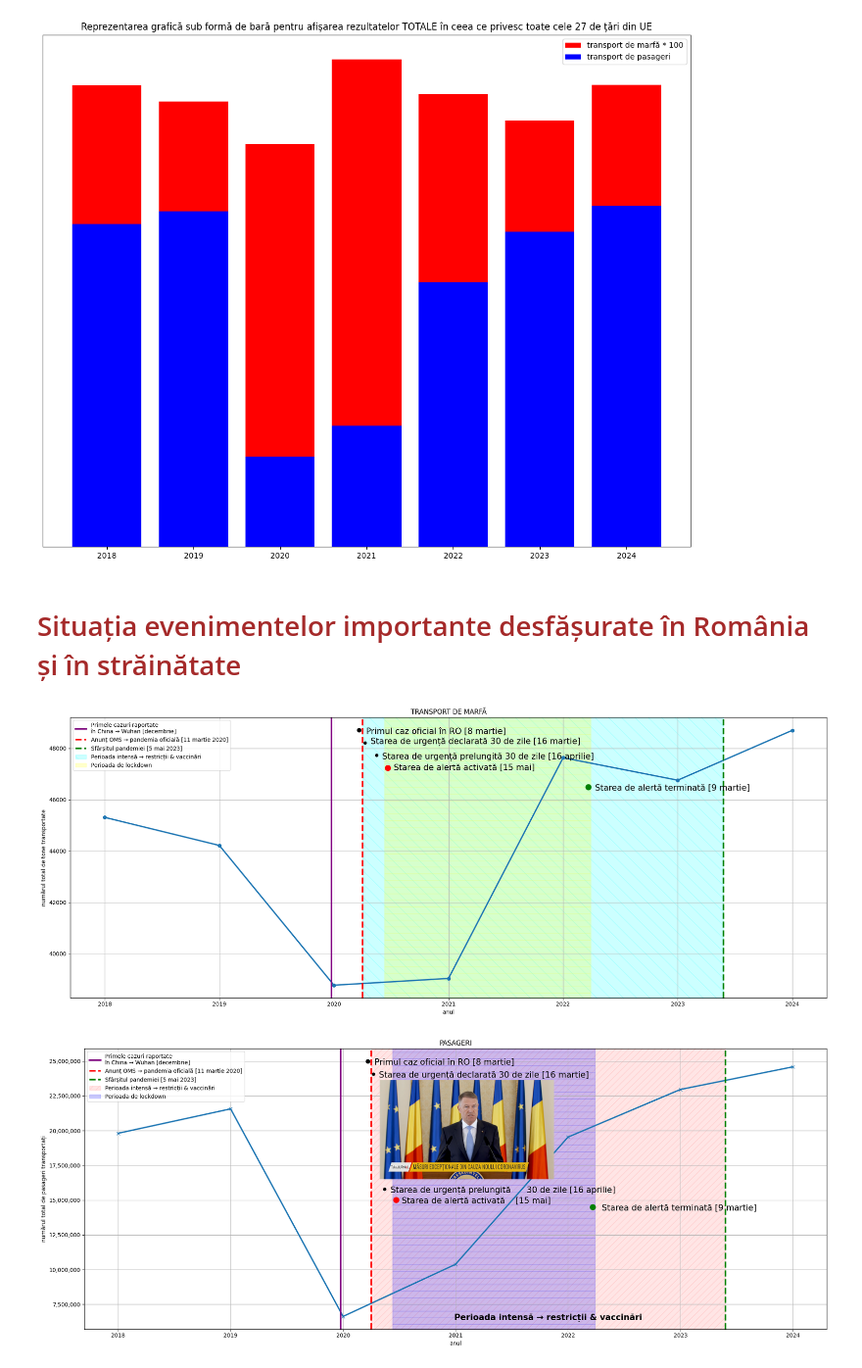
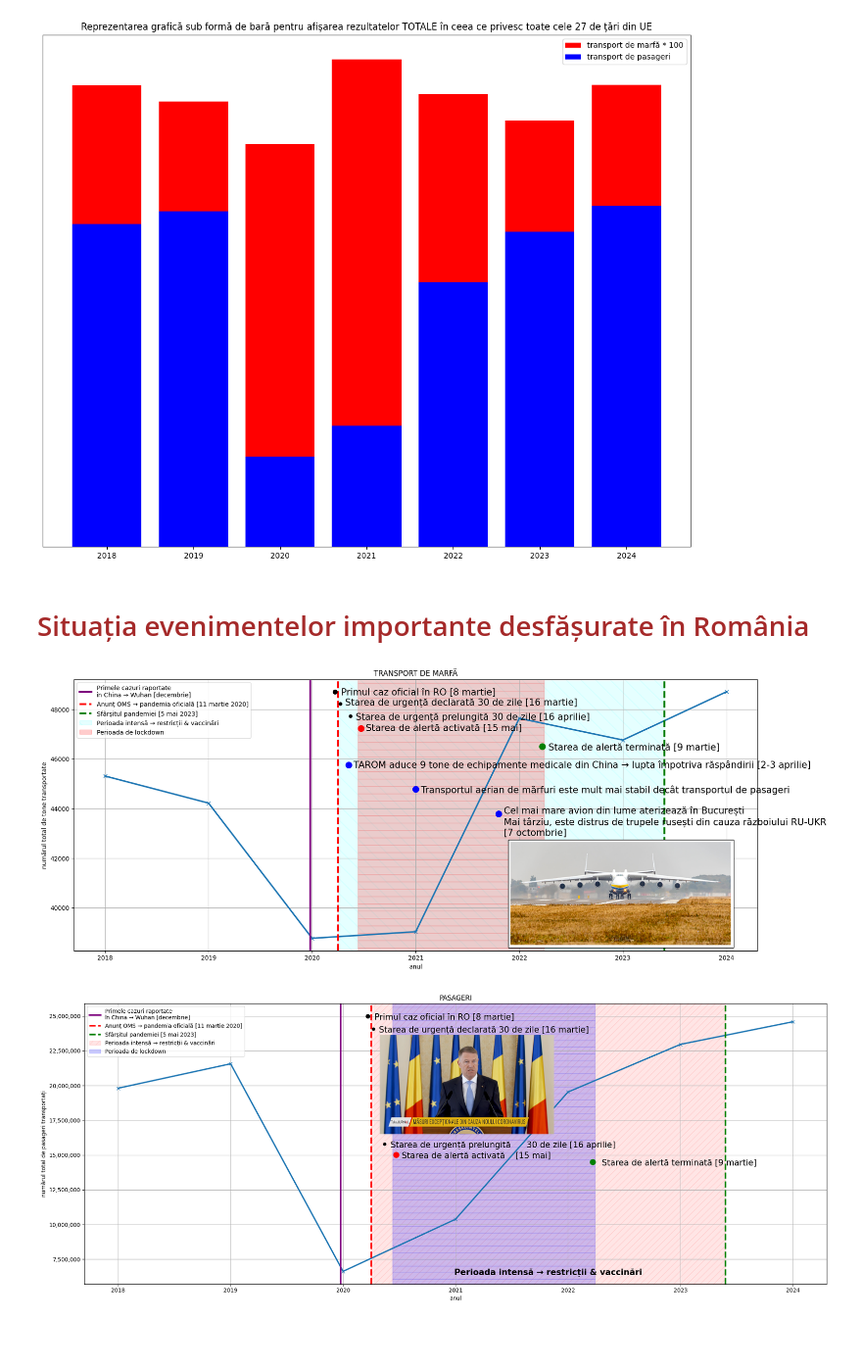
Before and after one commit to v1ctoras/PVDP_Aprilie, a Jupyter notebook: proiectAPRILIE.ipynb, the cells around one changed output. Shown at 98% size. Drawn from its saved outputs; the diff is of its cells as text; code cells hidden in the pictures; blank space fills up the shorter version.

```diff
--- a/proiectAPRILIE.ipynb
+++ b/proiectAPRILIE.ipynb
@@ -530,14 +530,12 @@ plt.show()
 # %% [output]
 [figure]
 # %% [markdown]
-<h1><font color = "brown">Situația evenimentelor importante desfășurate în România și în străinătate</font></h1>
+<h1><font color = "brown">Situația evenimentelor importante desfășurate în România</font></h1>
 # %%
 from matplotlib.text import Annotation
 import numpy as np
 import matplotlib.pyplot as plt
-
-from matplotlib.offsetbox import OffsetImage, AnnotationBbox
-import matplotlib.image as mpimg
+from PIL import Image
 
 # pentru fixare eroare
 df1.columns = df1.columns.str.strip()
@@ -550,11 +548,15 @@ valoare = pd.to_numeric(valoare, errors = 'coerce')
 an = ['2018', '2019', '2020', '2021', '2022', '2023', '2024']
 
 plt.figure(figsize=(20,8))
-plt.plot(an, valoare, marker = 'o', linewidth = 2.5)
+plt.plot(an, valoare, marker = 'x', linewidth = 2.5)
 
-plt.xlabel('anul')
-plt.ylabel('numărul total de tone transportate')
-plt.grid(True)
+imagine = Image.open('/content/drive/MyDrive/Colab Notebooks/proiectAPRILIEEE/antonov.jpg')
+imagine = imagine.resize((600, 280))
+imagine = np.array(imagine)
+
+imagineCurenta = OffsetImage(imagine, zoom = 0.6)
+pozitie = AnnotationBbox(imagineCurenta, (0.8, 0.21), xycoords = 'axes fraction', frameon = True)
+plt.gca().add_artist(pozitie)
 
 # cazuri raportate Wuhan
 plt.axvline(x=1.98, color = "purple", linestyle = '-', linewidth = 3, label = "Primele cazuri raportate\nîn China → Wuhan [decembrie]")
@@ -565,38 +567,55 @@ plt.axvline(x=2.25, color = "red", linestyle = '--', linewidth = 3, label = 'Anu
 # sfarsit pandemie
 plt.axvline(x=5.4, color = "green", linestyle = '--', linewidth = 3, label = 'Sfârșitul pandemiei [5 mai 2023]')
 
 # perioada de vaccinari
-plt.axvspan(2.25, 5.4, alpha = 0.2, color = 'cyan', hatch = '\\', label = 'Perioada intensă → restricții & vaccinări')
+plt.axvspan(2.25, 5.4, alpha = 0.1, color = 'cyan', hatch = '\\', label = 'Perioada intensă → restricții & vaccinări')
 
 # perioada de lockdown
-plt.axvspan(2.44, 4.24, alpha = 0.2, color = 'YELLOW', hatch = '-', label = 'Perioada de lockdown')
+plt.axvspan(2.44, 4.24, alpha = 0.2, color = 'red', hatch = '-', label = 'Perioada de lockdown')
 
 # caz oficial Romania
 plt.scatter(2.22, plt.ylim()[1] * 0.99, color = 'black', s = 50, zorder = 5)
 plt.text(2.28, plt.ylim()[1] * 0.987, 'Primul caz oficial în RO [8 martie]', color = 'black', fontsize = 15)
 
 # stare urgenta declarata
 plt.scatter(2.27, plt.ylim()[1] * 0.98, color = 'black', s = 25, zorder = 5)
 plt.text(2.32, plt.ylim()[1] * 0.979, 'Starea de urgență declarată 30 de zile [16 martie]', color = 'black', fontsize = 15)
 
 # stare urgenta prelungita
 plt.scatter(2.37, plt.ylim()[1] * 0.97, color = 'black', s = 25, zorder = 5)
 plt.text(2.42, plt.ylim()[1] * 0.967, 'Starea de urgență prelungită 30 de zile [16 aprilie]', color = 'black', fontsize = 15)
 
 # stare urgenta ACTIVAT
 plt.scatter(2.47, plt.ylim()[1] * 0.96, color = 'red', s = 100, zorder = 5)
 plt.text(2.52, plt.ylim()[1] * 0.958, 'Starea de alertă activată [15 mai]', color = 'black', fontsize = 15)
 
 # stare alerta terminata
 plt.scatter(4.22, plt.ylim()[1] * 0.945, color = 'green', s = 100, zorder = 5)
 plt.text(4.28, plt.ylim()[1] * 0.942, 'Starea de alertă terminată [9 martie]', color = 'black', fontsize = 15)
 
+# transport 9 tone echipament medical
+# https://boardingpass.ro/tarom-a-transportat-din-china-noua-9-de-echipament-medical-foto-video/
+plt.scatter(2.35, plt.ylim()[1] * 0.93, color = 'blue', s = 100, zorder = 5)
+plt.text(2.4, plt.ylim()[1] * 0.9275, 'TAROM aduce 9 tone de echipamente medicale din China → lupta împotriva răspândirii [2-3 aprilie]', color = 'black', fontsize = 15)
+
+plt.scatter(3, plt.ylim()[1] * 0.91, color = 'blue', s = 100, zorder = 5)
+plt.text(3.05, plt.ylim()[1] * 0.907, 'Transportul aerian de mărfuri este mult mai stabil decât transportul de pasageri', color = 'black', fontsize = 15)
+
+# cel mai mare avion
+# https://www.youtube.com/watch?v=z8YH1AvdhyE
+# https://www.facebook.com/photo?fbid=4576672522409678&set=a.345412552202384 imagine
+plt.scatter(3.8, plt.ylim()[1] * 0.89, color = 'blue', s = 100, zorder = 5)
+plt.text(3.85, plt.ylim()[1] * 0.872, 'Cel mai mare avion din lume aterizează în București \nMai târziu, este distrus de trupele rusești din cauza războiului RU-UKR\n[7 octombrie]', color = 'black', fontsize = 15)
+
+
+plt.xlabel('anul')
+plt.ylabel('numărul total de tone transportate')
+plt.grid(True)
+plt.legend(markerscale=40, handlelength=2)
 plt.title('TRANSPORT DE MARFĂ')
-plt.legend()
-plt.tight_layout()
 plt.show()
 # %% [output]
-[figure, old version]
+[figure, new version]
 # %%
 from matplotlib.text import Annotation
 import numpy as np
```
Also changed, not shown: parts of 16 cells of this notebook.
